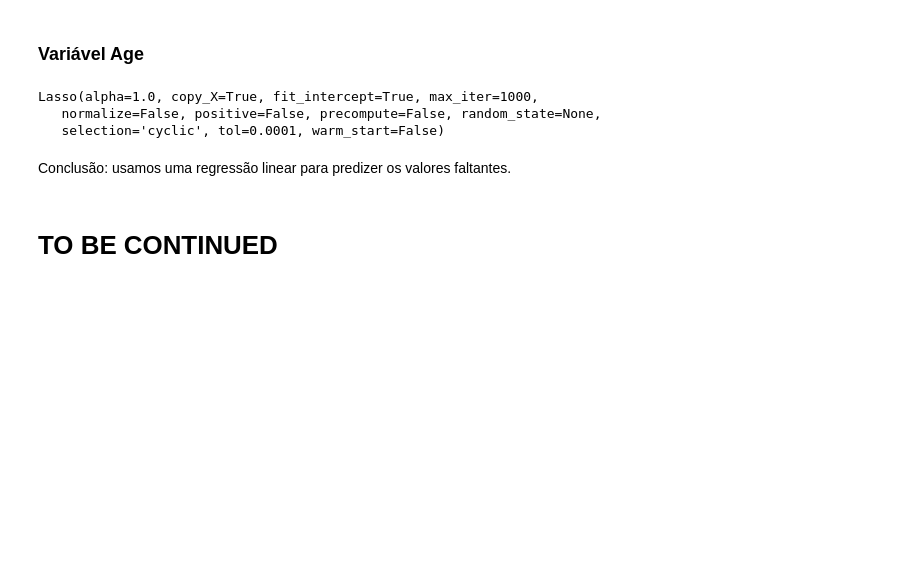
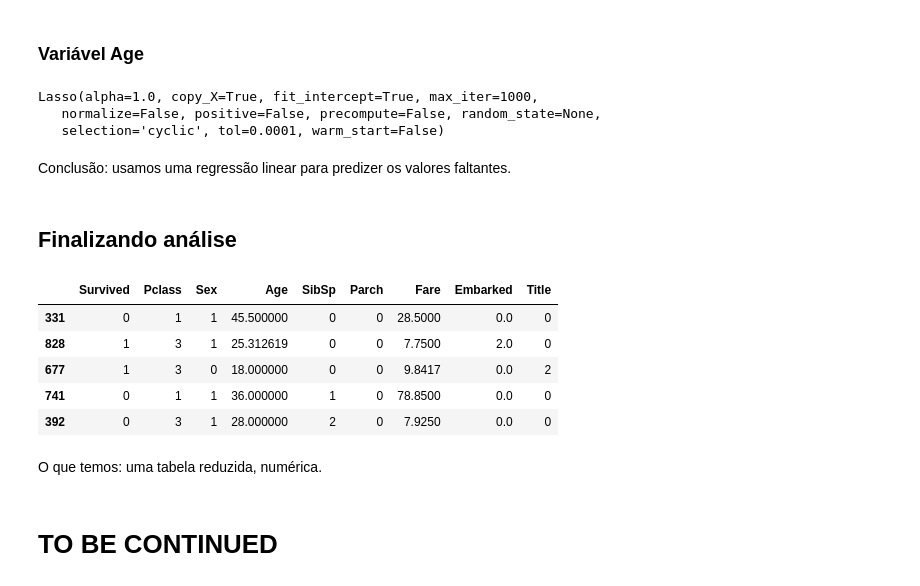
Before and after one commit to faguzz/workshops, a Jupyter notebook: sanca-meetup-ciencia-dados-2017/titanic.ipynb, the cells around one changed output. Saved outputs shown, nothing was run; the diff lists cells and outputs as text; code cells hidden in the pictures; blank space fills up the shorter version.

```diff
--- a/sanca-meetup-ciencia-dados-2017/titanic.ipynb
+++ b/sanca-meetup-ciencia-dados-2017/titanic.ipynb
@@ -433,5 +479,18 @@ pred = lasso.predict(train.loc[null_idx, ['Pclass', 'Sex']])
 train.loc[null_idx, 'Age'] = pred
 # %% [markdown]
 Conclusão: usamos uma regressão linear para predizer os valores faltantes.
+# %% [markdown]
+## Finalizando análise
+# %%
+train.head()
+# %% [output]
+|  | Survived | Pclass | Sex | Age | SibSp | Parch | Fare | Embarked | Title |
+| 331 | 0 | 1 | 1 | 45.500000 | 0 | 0 | 28.5000 | 0.0 | 0 |
+| 828 | 1 | 3 | 1 | 25.312619 | 0 | 0 | 7.7500 | 2.0 | 0 |
+| 677 | 1 | 3 | 0 | 18.000000 | 0 | 0 | 9.8417 | 0.0 | 2 |
+| 741 | 0 | 1 | 1 | 36.000000 | 1 | 0 | 78.8500 | 0.0 | 0 |
+| 392 | 0 | 3 | 1 | 28.000000 | 2 | 0 | 7.9250 | 0.0 | 0 |
+# %% [markdown]
+O que temos: uma tabela reduzida, numérica.
 # %% [markdown]
 # TO BE CONTINUED
```
Also changed, not shown: parts of 27 cells of this notebook.
